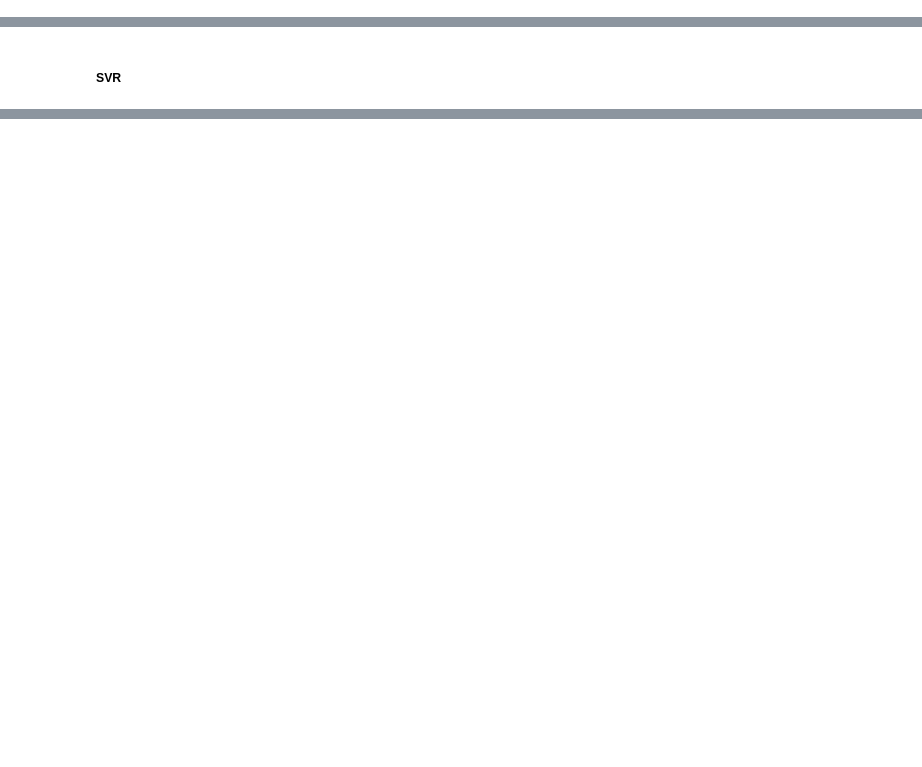
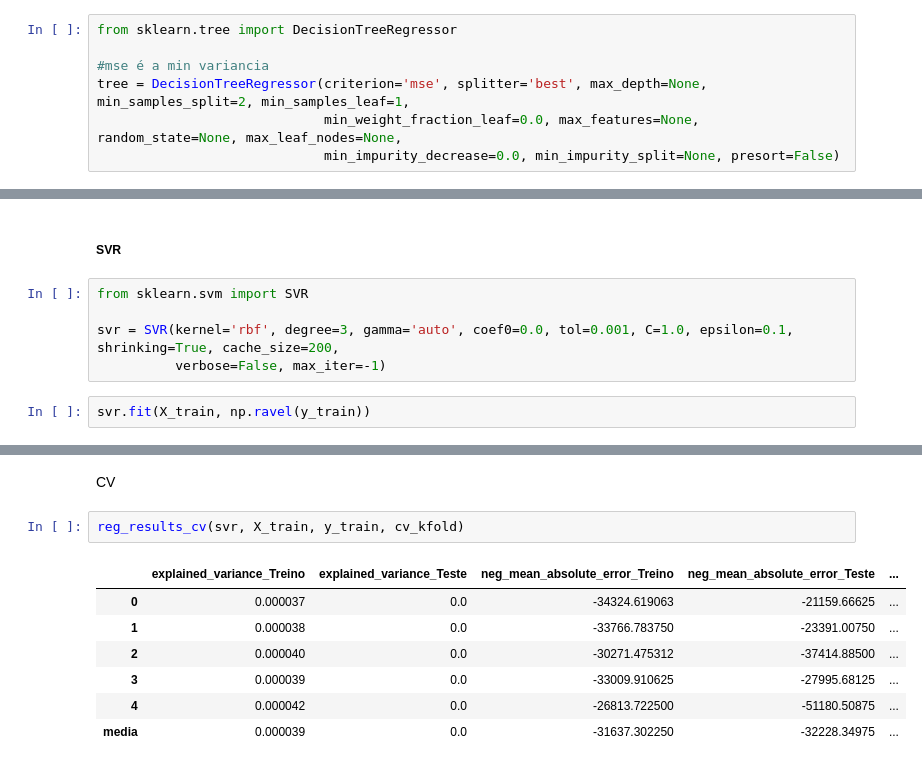
Before and after one commit to AmandaMMFunabashi/Python-Template-for-Data-Analysis, a Jupyter notebook: Data Analysis Template/Data_Analysis_Regression.ipynb, the cells around one changed output, grey strips where cells are left out. Cells and saved outputs as stored; diff of their text form; blank space fills up the shorter version.

```diff
--- a/Data Analysis Template/Data_Analysis_Regression.ipynb
+++ b/Data Analysis Template/Data_Analysis_Regression.ipynb
@@ -390,2 +447,9 @@ reg_results_cv(elastic, X_train, y_train, cv_kfold)
 # %% [markdown]
 ##### Árvore de Regressão
+# %%
+from sklearn.tree import DecisionTreeRegressor
+
+#mse é a min variancia
+tree = DecisionTreeRegressor(criterion='mse', splitter='best', max_depth=None, min_samples_split=2, min_samples_leaf=1,
+                             min_weight_fraction_leaf=0.0, max_features=None, random_state=None, max_leaf_nodes=None,
+                             min_impurity_decrease=0.0, min_impurity_split=None, presort=False)
@@ -392,2 +474,9 @@ reg_results_cv(elastic, X_train, y_train, cv_kfold)
 # %% [markdown]
 ##### SVR
+# %%
+from sklearn.svm import SVR
+
+svr = SVR(kernel='rbf', degree=3, gamma='auto', coef0=0.0, tol=0.001, C=1.0, epsilon=0.1, shrinking=True, cache_size=200,
+          verbose=False, max_iter=-1)
+# %%
+svr.fit(X_train, np.ravel(y_train))
@@ -393,0 +499,12 @@ reg_results_cv(elastic, X_train, y_train, cv_kfold)
+# %% [markdown]
+CV
+# %%
+reg_results_cv(svr, X_train, y_train, cv_kfold)
+# %% [output]
+|  | explained_variance_Treino | explained_variance_Teste | neg_mean_absolute_error_Treino | neg_mean_absolute_error_Teste | ... |
+| 0 | 0.000037 | 0.0 | -34324.619063 | -21159.66625 | ... |
+| 1 | 0.000038 | 0.0 | -33766.783750 | -23391.00750 | ... |
+| 2 | 0.000040 | 0.0 | -30271.475312 | -37414.88500 | ... |
+| 3 | 0.000039 | 0.0 | -33009.910625 | -27995.68125 | ... |
+| 4 | 0.000042 | 0.0 | -26813.722500 | -51180.50875 | ... |
+| media | 0.000039 | 0.0 | -31637.302250 | -32228.34975 | ... |
```
Also changed, not shown: parts of 35 cells of this notebook, 1 other file.
